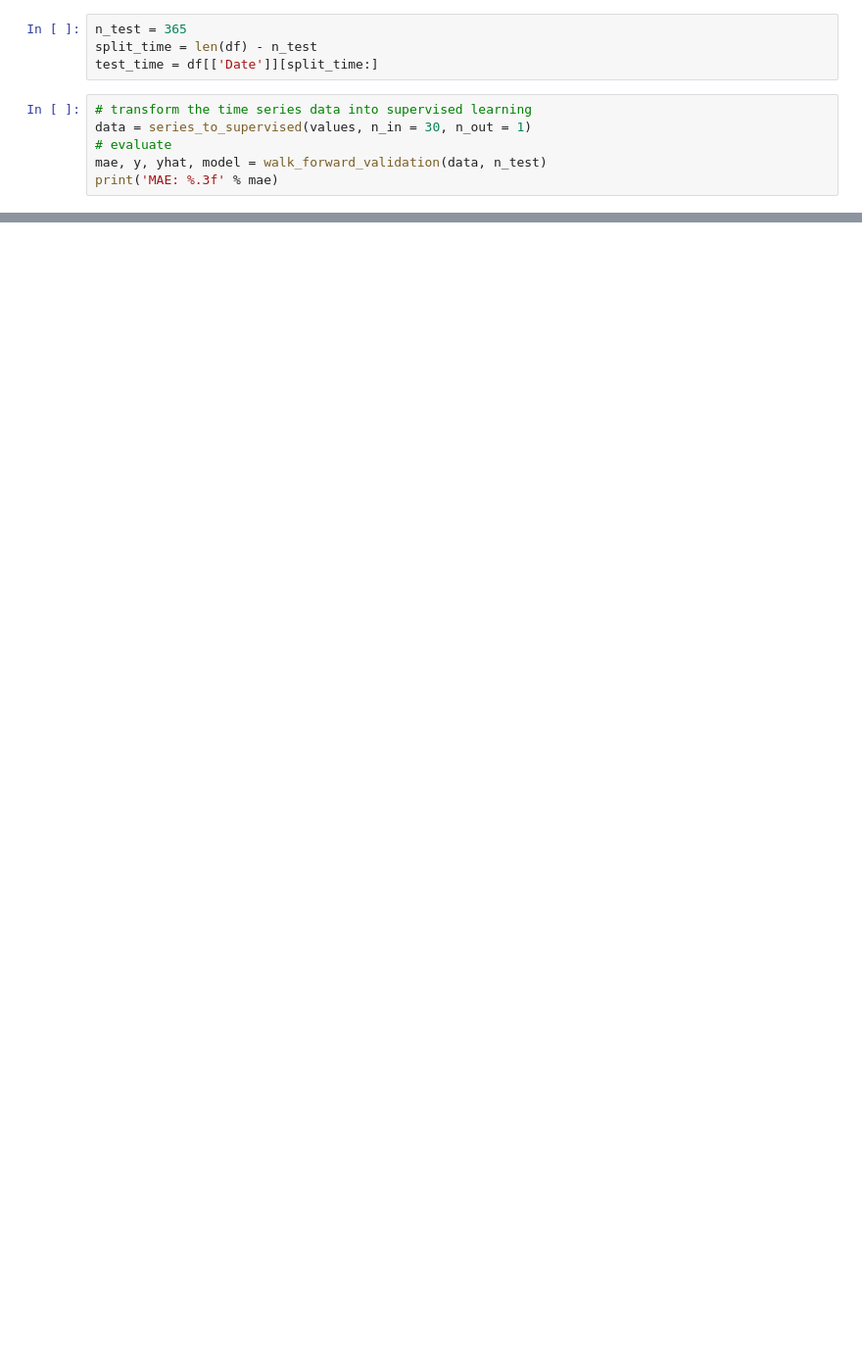
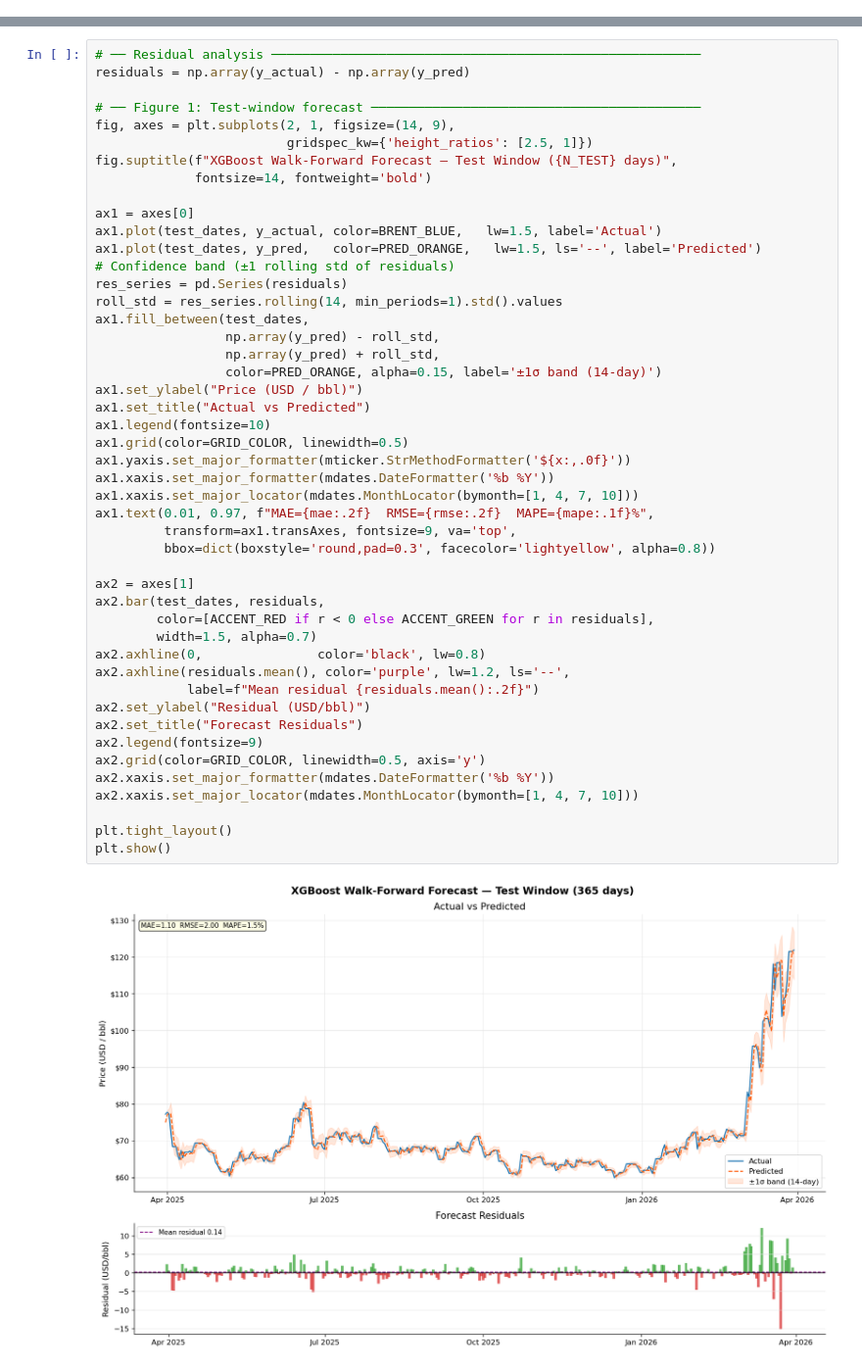
Before and after one commit to frankwwu/Time-Series-Forecasting, a Jupyter notebook: Univariate XGBoost Brent Oil Price/Brent Oil Price Forecast XGBoost Model.ipynb, the cells around one changed output, grey strips where cells are left out. Shown at 98% size. Saved outputs shown, nothing was run; the diff lists cells and outputs as text; blank space fills up the shorter version.

Commit message:
Brent Oil Price Forecast with XGBoost

```diff
--- a/Univariate XGBoost Brent Oil Price/Brent Oil Price Forecast XGBoost Model.ipynb
+++ b/Univariate XGBoost Brent Oil Price/Brent Oil Price Forecast XGBoost Model.ipynb
@@ -149,10 +0,0 @@ values = series.values
-# %%
-n_test = 365
-split_time = len(df) - n_test
-test_time = df[['Date']][split_time:]
-# %%
-# transform the time series data into supervised learning
-data = series_to_supervised(values, n_in = 30, n_out = 1)
-# evaluate
-mae, y, yhat, model = walk_forward_validation(data, n_test)
-print('MAE: %.3f' % mae)
@@ -195,0 +391,49 @@ plt.show()
+# %%
+# ── Residual analysis ────────────────────────────────────────────────────────
+residuals = np.array(y_actual) - np.array(y_pred)
+
+# ── Figure 1: Test-window forecast ───────────────────────────────────────────
+fig, axes = plt.subplots(2, 1, figsize=(14, 9),
+                         gridspec_kw={'height_ratios': [2.5, 1]})
+fig.suptitle(f"XGBoost Walk-Forward Forecast — Test Window ({N_TEST} days)",
+             fontsize=14, fontweight='bold')
+
+ax1 = axes[0]
+ax1.plot(test_dates, y_actual, color=BRENT_BLUE,   lw=1.5, label='Actual')
+ax1.plot(test_dates, y_pred,   color=PRED_ORANGE,   lw=1.5, ls='--', label='Predicted')
+# Confidence band (±1 rolling std of residuals)
+res_series = pd.Series(residuals)
+roll_std = res_series.rolling(14, min_periods=1).std().values
+ax1.fill_between(test_dates,
+                 np.array(y_pred) - roll_std,
+                 np.array(y_pred) + roll_std,
+                 color=PRED_ORANGE, alpha=0.15, label='±1σ band (14-day)')
+ax1.set_ylabel("Price (USD / bbl)")
+ax1.set_title("Actual vs Predicted")
+ax1.legend(fontsize=10)
+ax1.grid(color=GRID_COLOR, linewidth=0.5)
+ax1.yaxis.set_major_formatter(mticker.StrMethodFormatter('${x:,.0f}'))
+ax1.xaxis.set_major_formatter(mdates.DateFormatter('%b %Y'))
+ax1.xaxis.set_major_locator(mdates.MonthLocator(bymonth=[1, 4, 7, 10]))
+ax1.text(0.01, 0.97, f"MAE={mae:.2f}  RMSE={rmse:.2f}  MAPE={mape:.1f}%",
+         transform=ax1.transAxes, fontsize=9, va='top',
+         bbox=dict(boxstyle='round,pad=0.3', facecolor='lightyellow', alpha=0.8))
+
+ax2 = axes[1]
+ax2.bar(test_dates, residuals,
+        color=[ACCENT_RED if r < 0 else ACCENT_GREEN for r in residuals],
+        width=1.5, alpha=0.7)
+ax2.axhline(0,               color='black', lw=0.8)
+ax2.axhline(residuals.mean(), color='purple', lw=1.2, ls='--',
+            label=f"Mean residual {residuals.mean():.2f}")
+ax2.set_ylabel("Residual (USD/bbl)")
+ax2.set_title("Forecast Residuals")
+ax2.legend(fontsize=9)
+ax2.grid(color=GRID_COLOR, linewidth=0.5, axis='y')
+ax2.xaxis.set_major_formatter(mdates.DateFormatter('%b %Y'))
+ax2.xaxis.set_major_locator(mdates.MonthLocator(bymonth=[1, 4, 7, 10]))
+
+plt.tight_layout()
+plt.show()
+# %% [output]
+[figure, added]
```
Also changed, not shown: parts of 44 cells of this notebook.
